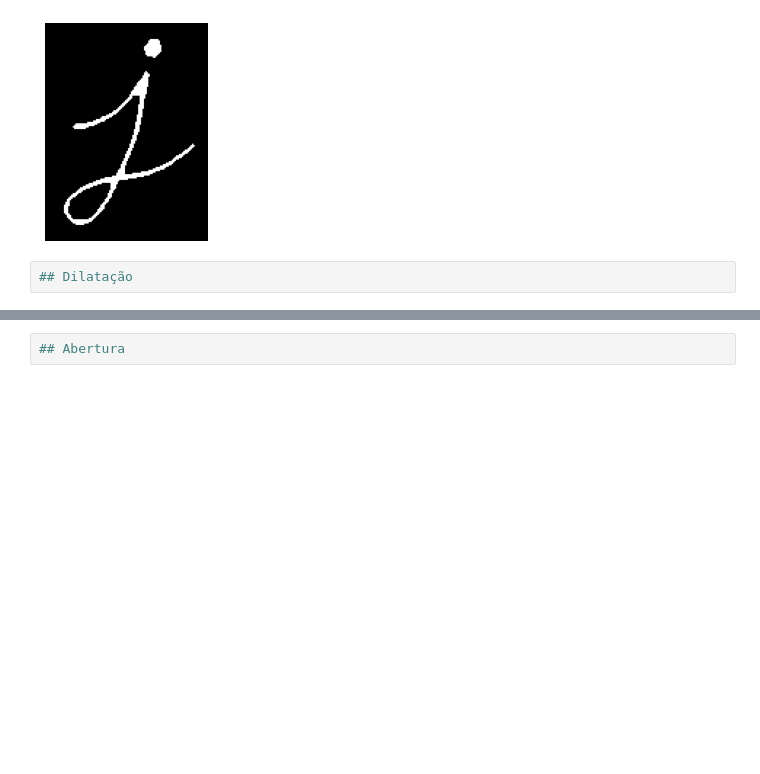
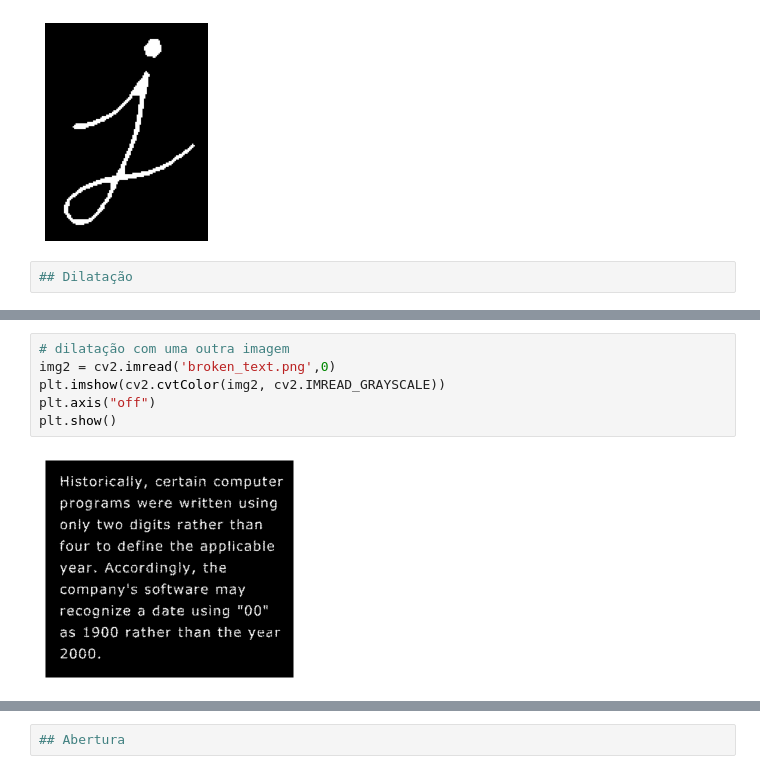
Before and after one commit to mylenefarias/PI, a Jupyter notebook: demo_morfologia_1.ipynb, the cells around one changed output, grey strips where cells are left out. Saved outputs shown, nothing was run; the diff lists cells and outputs as text; blank space fills up the shorter version.

```diff
--- a/demo_morfologia_1.ipynb
+++ b/demo_morfologia_1.ipynb
@@ -33,3 +31,11 @@ plt.axis("off")
 plt.show()
 # %% [output]
 [figure]
+# %%
+# dilatação com uma outra imagem
+img2 = cv2.imread('broken_text.png',0)
+plt.imshow(cv2.cvtColor(img2, cv2.IMREAD_GRAYSCALE))
+plt.axis("off")
+plt.show()
+# %% [output]
+[figure, added]
```
Also changed, not shown: parts of 13 cells of this notebook, 3 other files.
